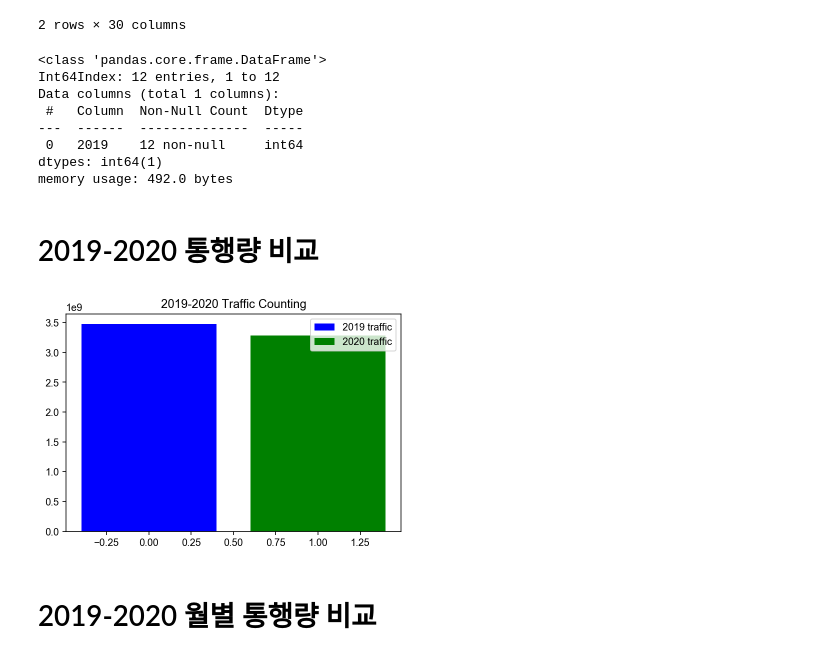
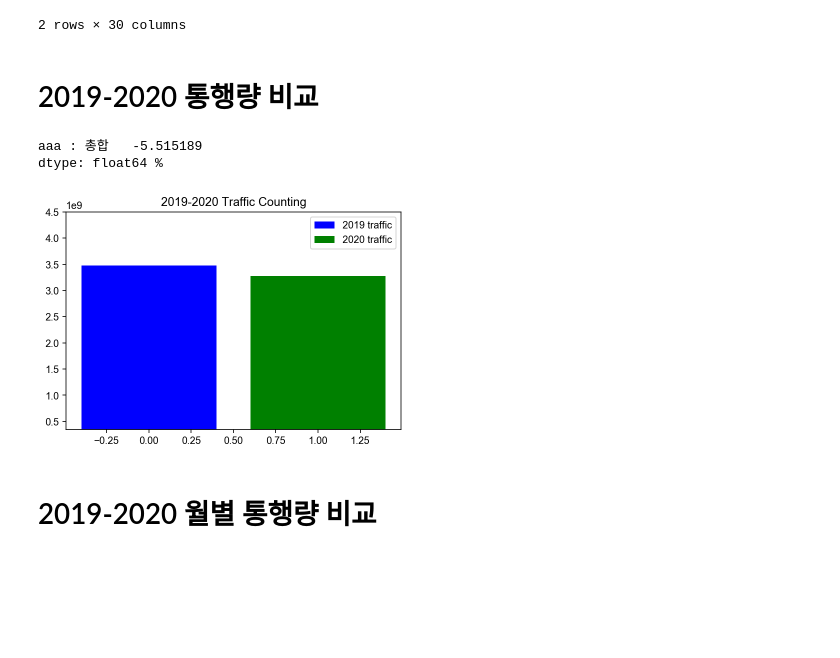
Before and after one commit to JIYOUNGL22/eda-project, a Jupyter notebook: n_.ipynb, the cells around one changed output. Cells and saved outputs as stored; diff of their text form; code cells hidden in the pictures; blank space fills up the shorter version.

```diff
--- a/n_.ipynb
+++ b/n_.ipynb
@@ -41,33 +41,30 @@ traffic_2020.tail(2)[['year','month','day','요일','구','총합','0','1','2','
 # %%
 df_2019 = traffic_2019
 df_2020 = traffic_2020
-# %%
-monthly_2019.info()
-# %% [output]
-<class 'pandas.core.frame.DataFrame'>
-Int64Index: 12 entries, 1 to 12
-Data columns (total 1 columns):
- #   Column  Non-Null Count  Dtype
----  ------  --------------  -----
- 0   2019    12 non-null     int64
-dtypes: int64(1)
-memory usage: 492.0 bytes
 # %% [markdown]
 # 2019-2020 통행량 비교
+# %%
+total_2019_df = pd.DataFrame(df_2019, columns=["총합"]).sum()
+total_2020_df = pd.DataFrame(df_2020, columns=["총합"]).sum()
+print("aaa :",(((total_2020_df-total_2019_df)/(total_2019_df))*100),"%")
+# %% [output]
+aaa : 총합   -5.515189
+dtype: float64 %
 # %%
 x1 = [0]
 x2 = [1]
 df_sum_2019 = pd.DataFrame(traffic_2019, columns=["총합"])
 df_sum_2020 = pd.DataFrame(traffic_2020, columns=["총합"])
 
 plt.bar(x1, df_sum_2019.sum(), label="2019 traffic", color='b')
 plt.bar(x2, df_sum_2020.sum(), label="2020 traffic", color='g')
 plt.legend()
+plt.ylim([350000000,4500000000])
 plt.title("2019-2020 Traffic Counting")
 
 plt.show()
 # %% [output]
-[figure, old version]
+[figure, new version]
 # %% [markdown]
 # 2019-2020 월별 통행량 비교
 # %%
```
Also changed, not shown: parts of 14 cells of this notebook.
